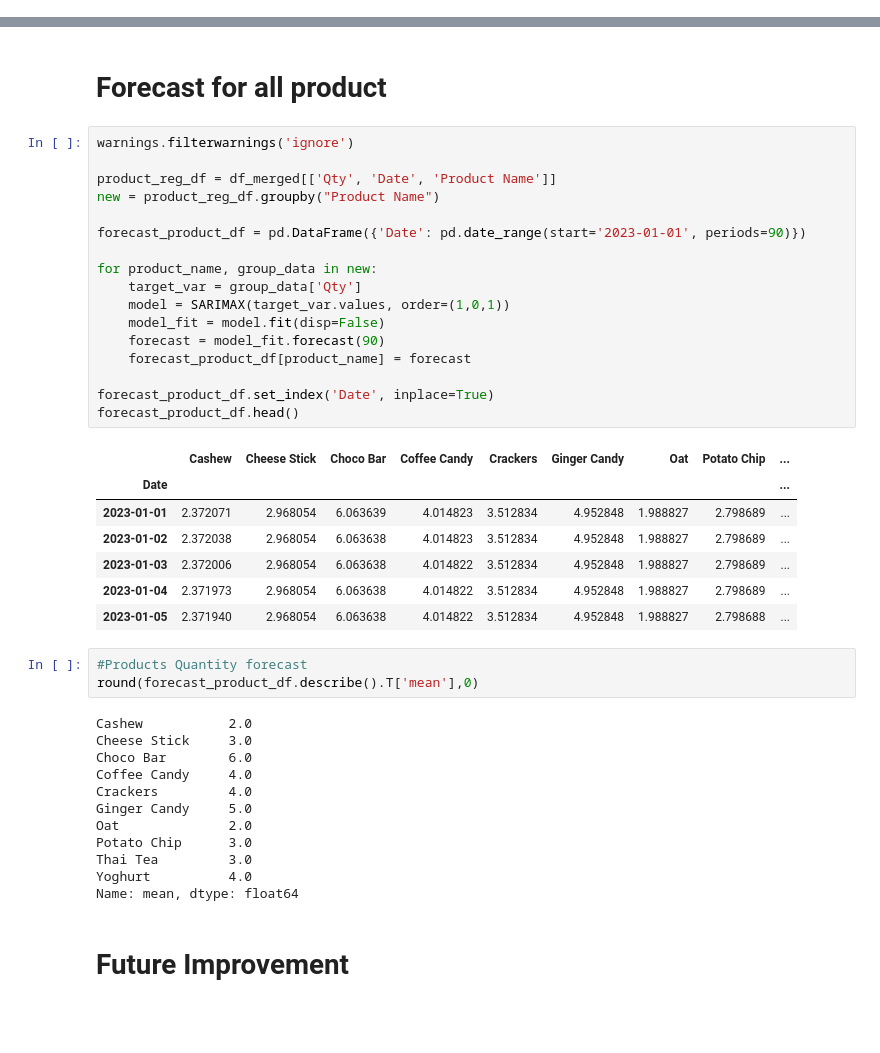
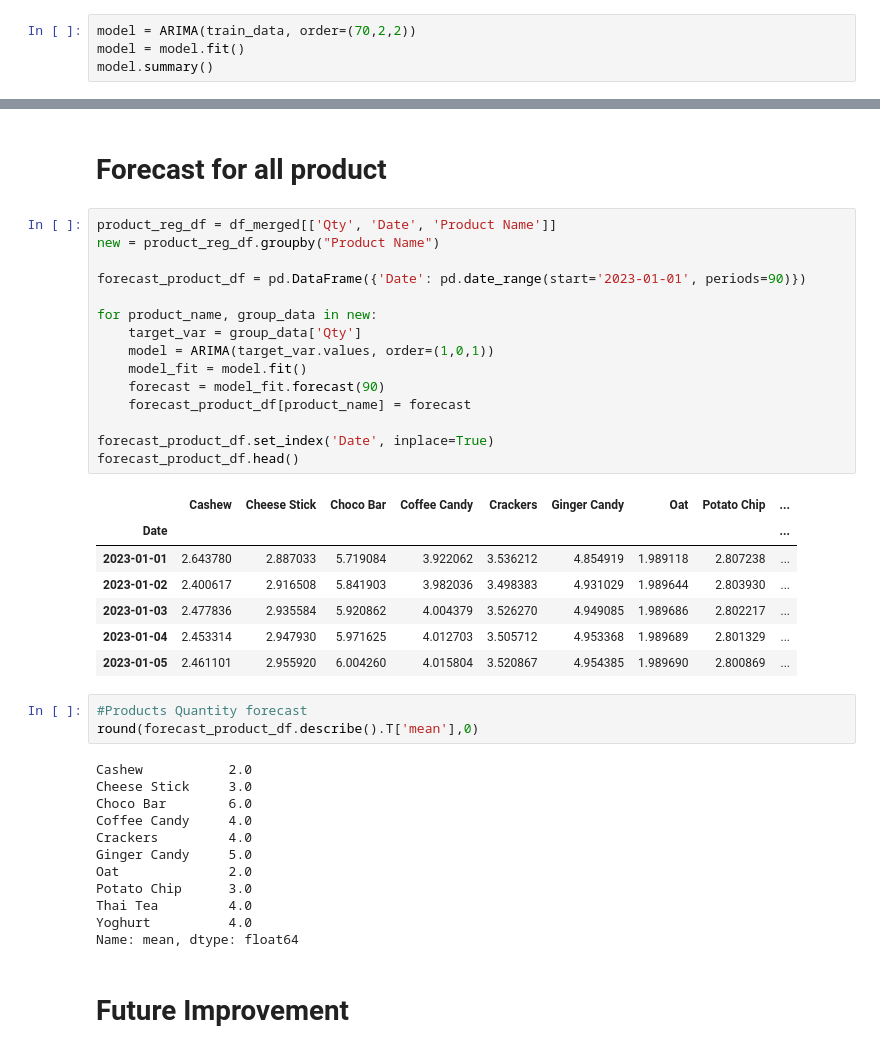
Before and after one commit to marginbridge/VIX-Kalbe-Nutritionals, a Jupyter notebook: time_series.ipynb, the cells around one changed output, grey strips where cells are left out. Drawn from its saved outputs; the diff is of its cells as text; blank space fills up the shorter version.

Commit message:
delete sarimax

```diff
--- a/time series.ipynb
+++ b/time_series.ipynb
@@ -439,0 +410,4 @@ model_sarimax_fit = model_sarimax.fit()
+# %%
+model = ARIMA(train_data, order=(70,2,2))
+model = model.fit()
+model.summary()
@@ -463,30 +476,28 @@ print(rmse)
 # %% [markdown]
 # Forecast for all product
 # %%
-warnings.filterwarnings('ignore')
-
 product_reg_df = df_merged[['Qty', 'Date', 'Product Name']]
 new = product_reg_df.groupby("Product Name")
 
 forecast_product_df = pd.DataFrame({'Date': pd.date_range(start='2023-01-01', periods=90)})
 
 for product_name, group_data in new:
     target_var = group_data['Qty']
-    model = SARIMAX(target_var.values, order=(1,0,1))
-    model_fit = model.fit(disp=False)
+    model = ARIMA(target_var.values, order=(1,0,1))
+    model_fit = model.fit()
     forecast = model_fit.forecast(90)
     forecast_product_df[product_name] = forecast
 
 forecast_product_df.set_index('Date', inplace=True)
 forecast_product_df.head()
 # %% [output]
 |  | Cashew | Cheese Stick | Choco Bar | Coffee Candy | Crackers | Ginger Candy | Oat | Potato Chip | ... |
 | Date |  |  |  |  |  |  |  |  | ... |
-| 2023-01-01 | 2.372071 | 2.968054 | 6.063639 | 4.014823 | 3.512834 | 4.952848 | 1.988827 | 2.798689 | ... |
-| 2023-01-02 | 2.372038 | 2.968054 | 6.063638 | 4.014823 | 3.512834 | 4.952848 | 1.988827 | 2.798689 | ... |
-| 2023-01-03 | 2.372006 | 2.968054 | 6.063638 | 4.014822 | 3.512834 | 4.952848 | 1.988827 | 2.798689 | ... |
-| 2023-01-04 | 2.371973 | 2.968054 | 6.063638 | 4.014822 | 3.512834 | 4.952848 | 1.988827 | 2.798689 | ... |
-| 2023-01-05 | 2.371940 | 2.968054 | 6.063638 | 4.014822 | 3.512834 | 4.952848 | 1.988827 | 2.798688 | ... |
+| 2023-01-01 | 2.643780 | 2.887033 | 5.719084 | 3.922062 | 3.536212 | 4.854919 | 1.989118 | 2.807238 | ... |
+| 2023-01-02 | 2.400617 | 2.916508 | 5.841903 | 3.982036 | 3.498383 | 4.931029 | 1.989644 | 2.803930 | ... |
+| 2023-01-03 | 2.477836 | 2.935584 | 5.920862 | 4.004379 | 3.526270 | 4.949085 | 1.989686 | 2.802217 | ... |
+| 2023-01-04 | 2.453314 | 2.947930 | 5.971625 | 4.012703 | 3.505712 | 4.953368 | 1.989689 | 2.801329 | ... |
+| 2023-01-05 | 2.461101 | 2.955920 | 6.004260 | 4.015804 | 3.520867 | 4.954385 | 1.989690 | 2.800869 | ... |
 # %%
 #Products Quantity forecast
 round(forecast_product_df.describe().T['mean'],0)
@@ -499,7 +510,7 @@ Crackers         4.0
 Ginger Candy     5.0
 Oat              2.0
 Potato Chip      3.0
-Thai Tea         3.0
+Thai Tea         4.0
 Yoghurt          4.0
 Name: mean, dtype: float64
 # %% [markdown]
```
Also changed, not shown: parts of 12 cells of this notebook.
